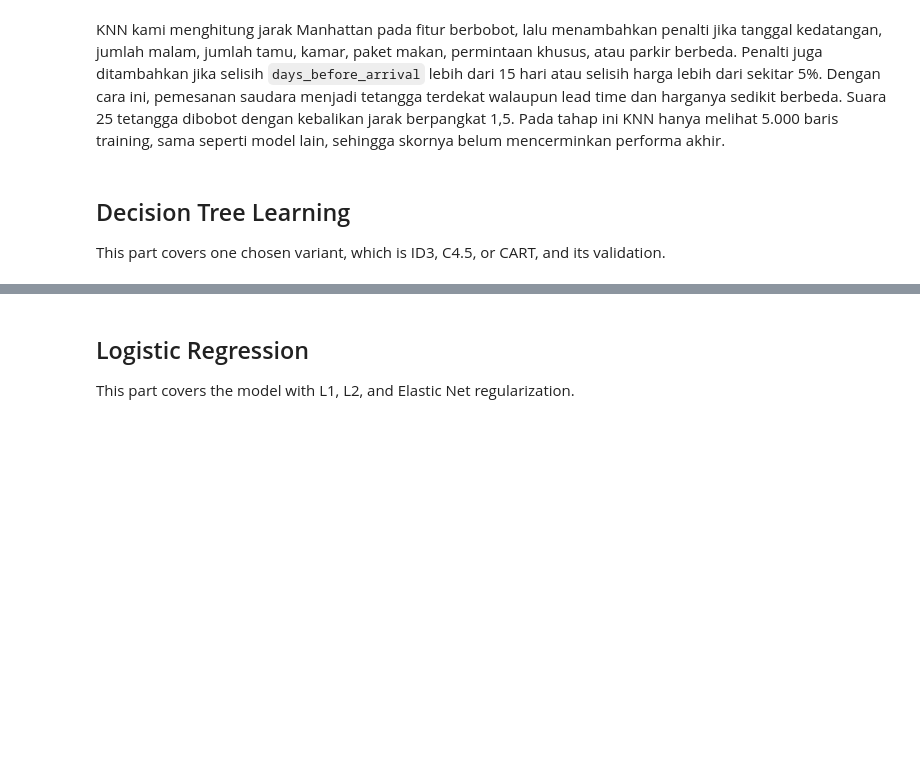
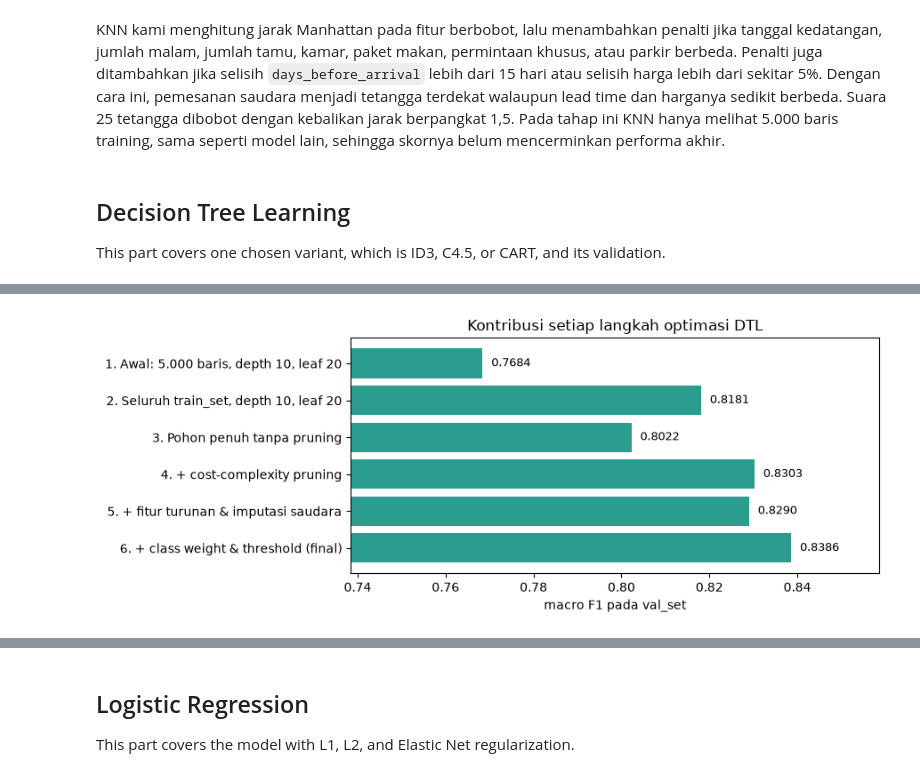
Before and after one commit to Alvacodee/IF3170_G13_brownbear, a Jupyter notebook: src/IF3170_G13_brownbear.ipynb, the cells around one changed output, grey strips where cells are left out. Drawn from its saved outputs; the diff is of its cells as text; code cells hidden in the pictures; blank space fills up the shorter version.

```diff
--- a/src/IF3170_G13_brownbear.ipynb
+++ b/src/IF3170_G13_brownbear.ipynb
@@ -771,0 +926,80 @@ Pohon CART memilih percabangan yang menurunkan ketidakmurnian Gini. Fitur katego
+# %%
+# Ablasi pada val_set: setiap langkah menambah satu perubahan. Konfigurasi sudah dikunci oleh CV.
+def tree_matrix_for_sklearn(fit_frame, frame):
+    # One-hot kategori untuk scikit-learn; nilai kosong tetap NaN karena DecisionTreeClassifier
+    # mendukung missing value secara bawaan.
+    parts = [frame.drop(columns=CATEGORICAL_COLUMNS).astype(float)]
+    for column in CATEGORICAL_COLUMNS:
+        levels = sorted(fit_frame[column].dropna().unique())
+        onehot = pd.DataFrame({f'{column}={level}': (frame[column] == level).astype(float)
+                               for level in levels}, index=frame.index)
+        onehot[frame[column].isna()] = np.nan
+        parts.append(onehot)
+    return pd.concat(parts, axis=1).to_numpy()
+
+
+def best_alpha(variant, class_weight='None'):
+    rows = dtl_search[(dtl_search['variant'] == variant) & (dtl_search['class_weight'] == class_weight)
+                      & (dtl_search['threshold'] == .5)]
+    return float(best_dtl_row(rows)['alpha'])
+
+
+raw_prep = make_tree_preprocessor(derived=False, sibling_imputation=False).fit(train_set)
+dtl_prep = make_tree_preprocessor(**DTL_PREP_KWARGS).fit(train_set)
+X_train_tree, X_val_tree = dtl_prep.transform(train_set), dtl_prep.transform(val_set)
+X_train_tree_sk = tree_matrix_for_sklearn(X_train_tree, X_train_tree)
+X_val_tree_sk = tree_matrix_for_sklearn(X_train_tree, X_val_tree)
+
+dtl_steps = [
+    ('1. Awal: 5.000 baris, depth 10, leaf 20', None, None),
+    ('2. Seluruh train_set, depth 10, leaf 20', raw_prep, dict(max_depth=10, min_samples_leaf=20)),
+    ('3. Pohon penuh tanpa pruning', raw_prep, dict()),
+    ('4. + cost-complexity pruning', raw_prep, dict(ccp_alpha=best_alpha('fitur asli'))),
+    ('5. + fitur turunan & imputasi saudara', dtl_prep,
+     dict(ccp_alpha=best_alpha(DTL_BEST['variant']))),
+    ('6. + class weight & threshold (final)', dtl_prep, DTL_PARAMS),
+]
+dtl_ablation, dtl_models = [], {}
+for name, prep, params in dtl_steps:
+    if prep is None:
+        model, predicted = models['CART'], predictions['CART']
+        fit_seconds = next(row['fit_seconds'] for row in results if row['model'] == 'CART')
+    else:
+        X_fit, X_eval = prep.transform(train_set), prep.transform(val_set)
+        start = perf_counter()
+        model = DecisionTree(**params).fit(X_fit, y_train_array)
+        fit_seconds = perf_counter() - start
+        predicted = model.predict(X_eval)
+    dtl_models[name] = (model, predicted)
+    f1_per_class = f1_score(y_valid, predicted, average=None)
+    dtl_ablation.append({
+        'langkah': name, 'macro_f1': f1_score(y_valid, predicted, average='macro'),
+        'accuracy': accuracy_score(y_valid, predicted), 'f1_tidak_batal': f1_per_class[0],
+        'f1_batal': f1_per_class[1], 'daun': model.n_leaves_, 'kedalaman': model.depth_,
+        'fit_detik': fit_seconds,
+    })
+dtl_ablation = pd.DataFrame(dtl_ablation)
+print('Ablasi DTL pada val_set:')
+print(dtl_ablation.round(4).to_string(index=False))
+
+# Model final DTL menggantikan baseline pada perbandingan semua model.
+dtl_final, dtl_val_pred = dtl_models[dtl_steps[-1][0]]
+models['CART'], predictions['CART'] = dtl_final, dtl_val_pred
+model_factories['CART'] = ('tree', lambda: DecisionTree(**DTL_PARAMS))
+model_inputs['tree'] = (X_train_tree, X_val_tree)
+for row in results:
+    if row['model'] == 'CART':
+        row.update(macro_f1=dtl_ablation['macro_f1'].iloc[-1], accuracy=dtl_ablation['accuracy'].iloc[-1],
+                   fit_seconds=dtl_ablation['fit_detik'].iloc[-1])
+
+fig, ax = plt.subplots(figsize=(9, 3.6))
+ax.barh(dtl_ablation['langkah'][::-1], dtl_ablation['macro_f1'][::-1], color='#2a9d8f')
+for y_position, value in enumerate(dtl_ablation['macro_f1'][::-1]):
+    ax.text(value + .002, y_position, f'{value:.4f}', va='center', fontsize=9)
+ax.set_xlim(dtl_ablation['macro_f1'].min() - .03, dtl_ablation['macro_f1'].max() + .02)
+ax.set_xlabel('macro F1 pada val_set')
+ax.set_title('Kontribusi setiap langkah optimasi DTL')
+fig.tight_layout()
+fig.savefig(CFG.OUTPUT_DIR / 'dtl_ablation.png', dpi=150, bbox_inches='tight')
+plt.show()
+# %% [output]
@@ -771,0 +1014 @@ Pohon CART memilih percabangan yang menurunkan ketidakmurnian Gini. Fitur katego
+[figure, added]
```
Also changed, not shown: parts of 31 cells of this notebook, 3 other files.
